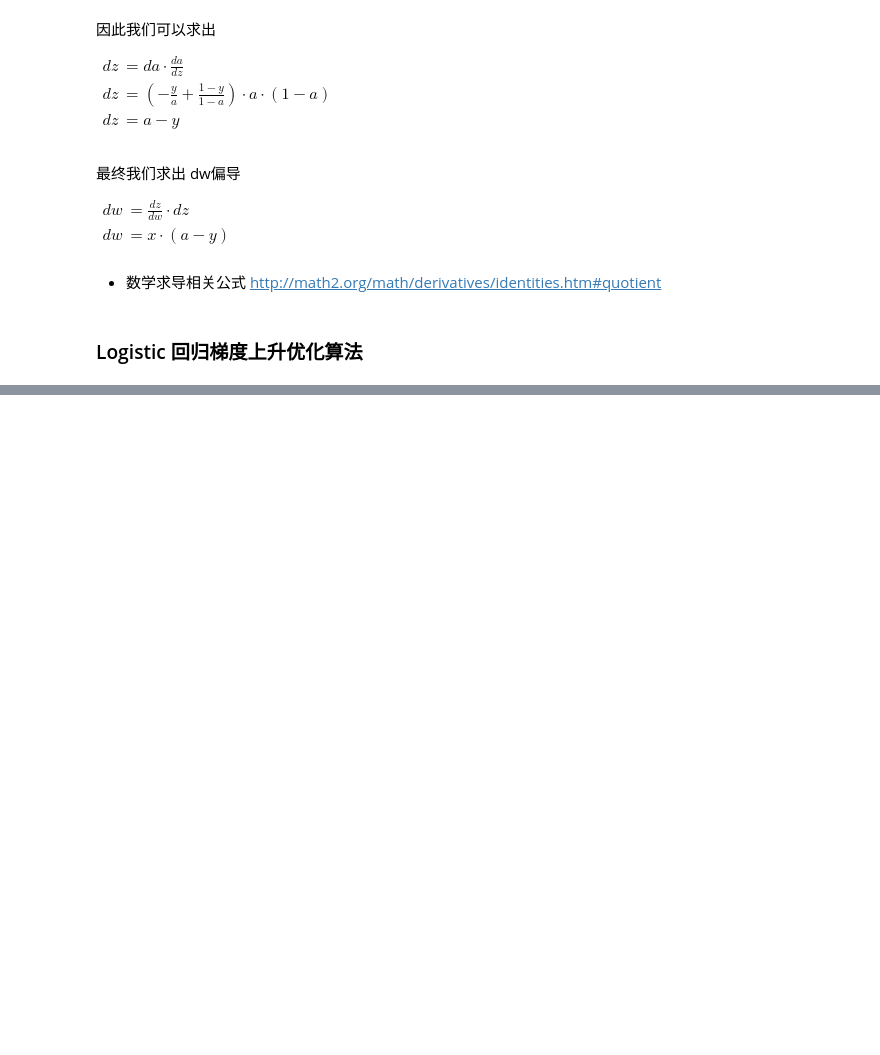
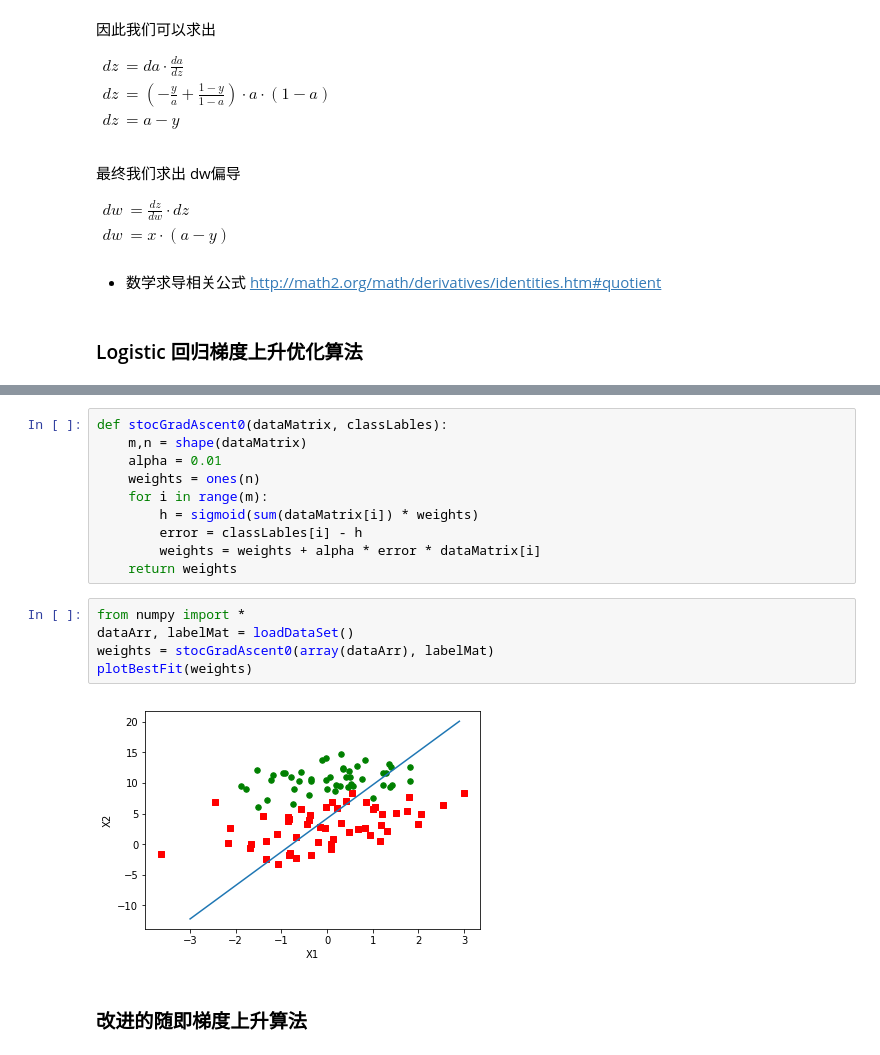
Before and after one commit to l1905/ml_learning_in_action, a Jupyter notebook: logistic_ch05/logistic.ipynb, the cells around one changed output, grey strips where cells are left out. Saved outputs shown, nothing was run; the diff lists cells and outputs as text; blank space fills up the shorter version.

```diff
--- a/logistic_ch05/logistic.ipynb
+++ b/logistic_ch05/logistic.ipynb
@@ -117,0 +245,19 @@ def loadDataSet():
+# %%
+def stocGradAscent0(dataMatrix, classLables):
+    m,n = shape(dataMatrix)
+    alpha = 0.01
+    weights = ones(n)
+    for i in range(m):
+        h = sigmoid(sum(dataMatrix[i]) * weights)
+        error = classLables[i] - h
+        weights = weights + alpha * error * dataMatrix[i]
+    return weights
+# %%
+from numpy import *
+dataArr, labelMat = loadDataSet()
+weights = stocGradAscent0(array(dataArr), labelMat)
+plotBestFit(weights)
+# %% [output]
+[figure, added]
+# %% [markdown]
+### 改进的随即梯度上升算法
```
Also changed, not shown: parts of 11 cells of this notebook, 3 other files.
